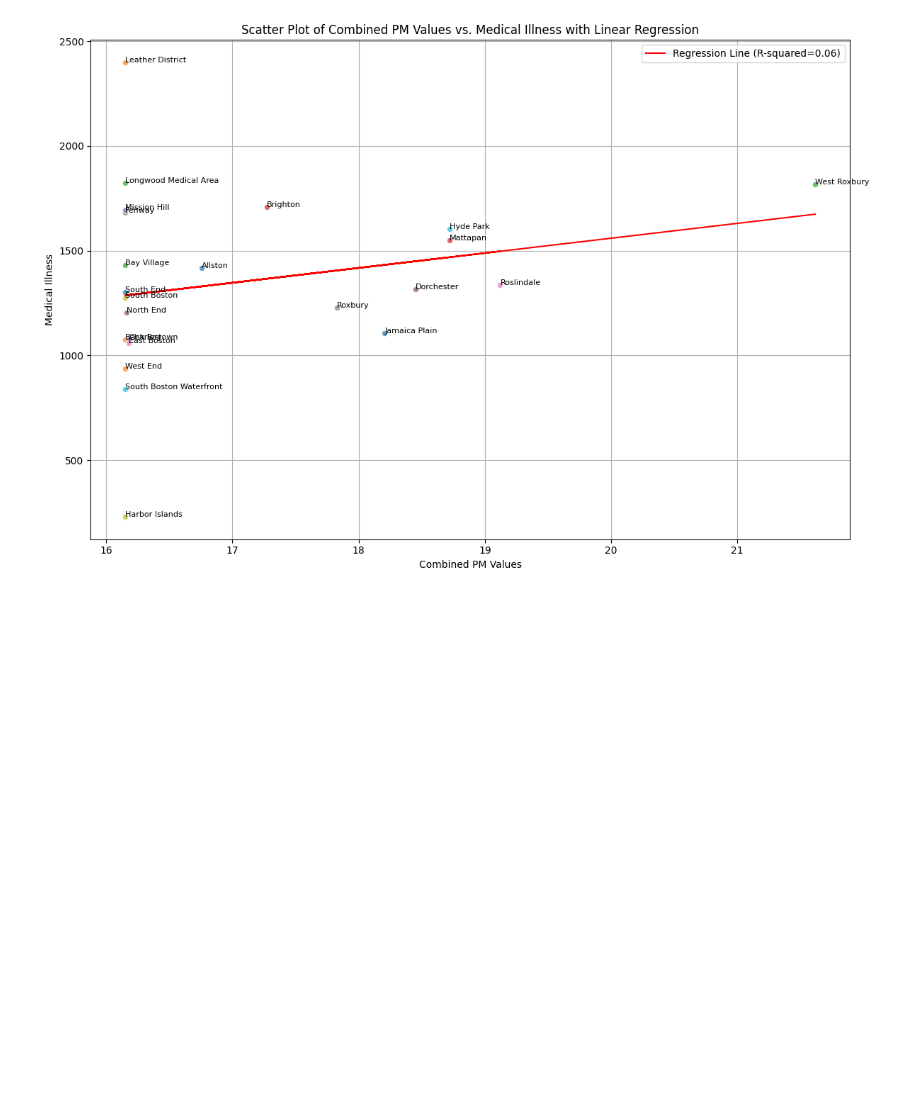
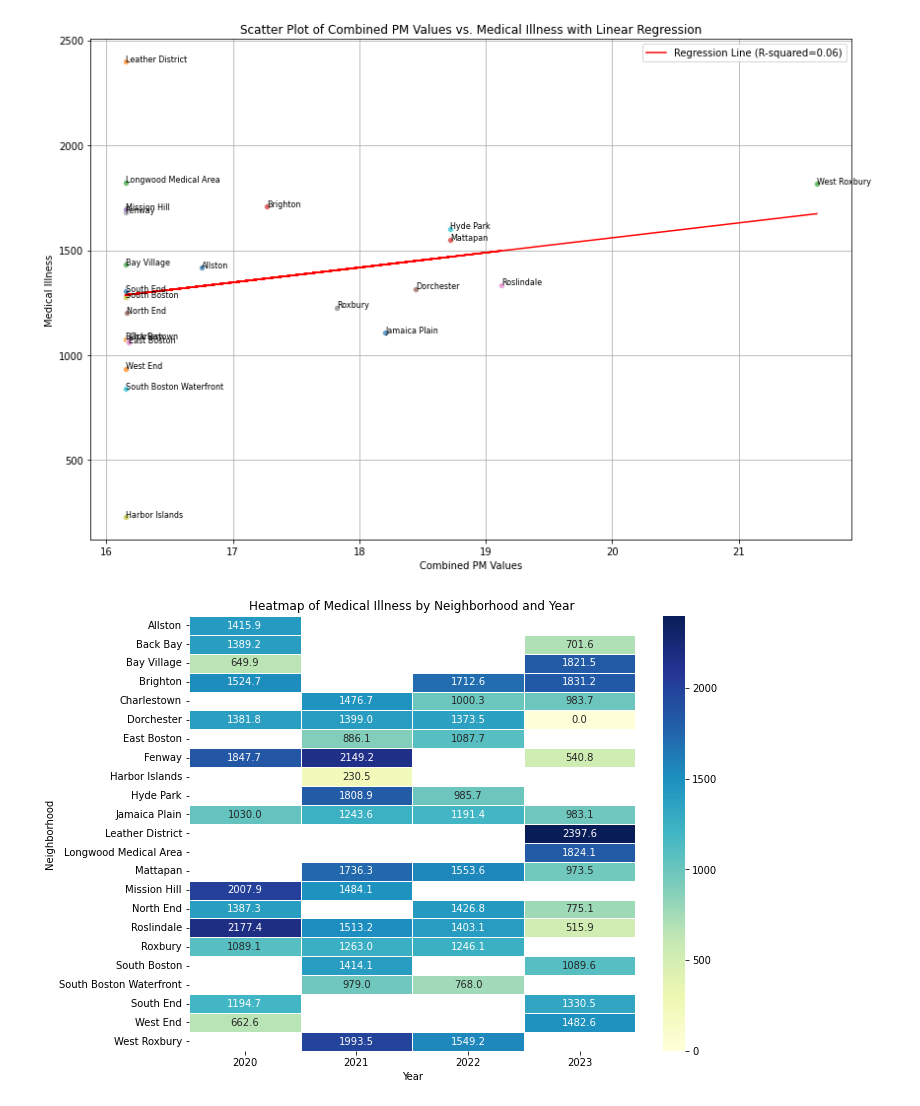
Before and after one commit to BU-Spark/ds-boston-transit-air-quality, a Jupyter notebook: fa23-team-a/code/health.ipynb, the cells around one changed output. Saved outputs shown, nothing was run; the diff lists cells and outputs as text; code cells hidden in the pictures; blank space fills up the shorter version.

```diff
--- a/fa23-team-a/code/health.ipynb
+++ b/fa23-team-a/code/health.ipynb
@@ -42,3 +42,26 @@ plt.tight_layout()
 plt.show()
 # %% [output]
 [figure]
+# %%
+import seaborn as sns
+import matplotlib.pyplot as plt
+
+# We will create a pivot table with neighborhoods as rows, years as columns, and the average medical illness as values
+# For this example, we will assume that there is a year column in the data which we will create for the sake of demonstration
+# Since the actual year data is not available in the dataset, we'll create some example year data for the sake of visualization
+
+# Adding example year data for illustration purposes
+data['Year'] = pd.Series([2020, 2021, 2022, 2023, 2021, 2022, 2023, 2020, 2021, 2022]).repeat(len(data)//10).reset_index(drop=True)
+
+# Pivot table creation
+pivot_table = data.pivot_table(values='MedIllnes', index='Name', columns='Year', aggfunc='mean')
+
+# Plotting the heatmap
+plt.figure(figsize=(10, 8))
+heatmap = sns.heatmap(pivot_table, annot=True, fmt=".1f", linewidths=.5, cmap="YlGnBu")
+plt.title('Heatmap of Medical Illness by Neighborhood and Year')
+plt.ylabel('Neighborhood')
+plt.xlabel('Year')
+plt.show()
+# %% [output]
+[figure, added]
```
Also changed, not shown: parts of 1 cell of this notebook.
